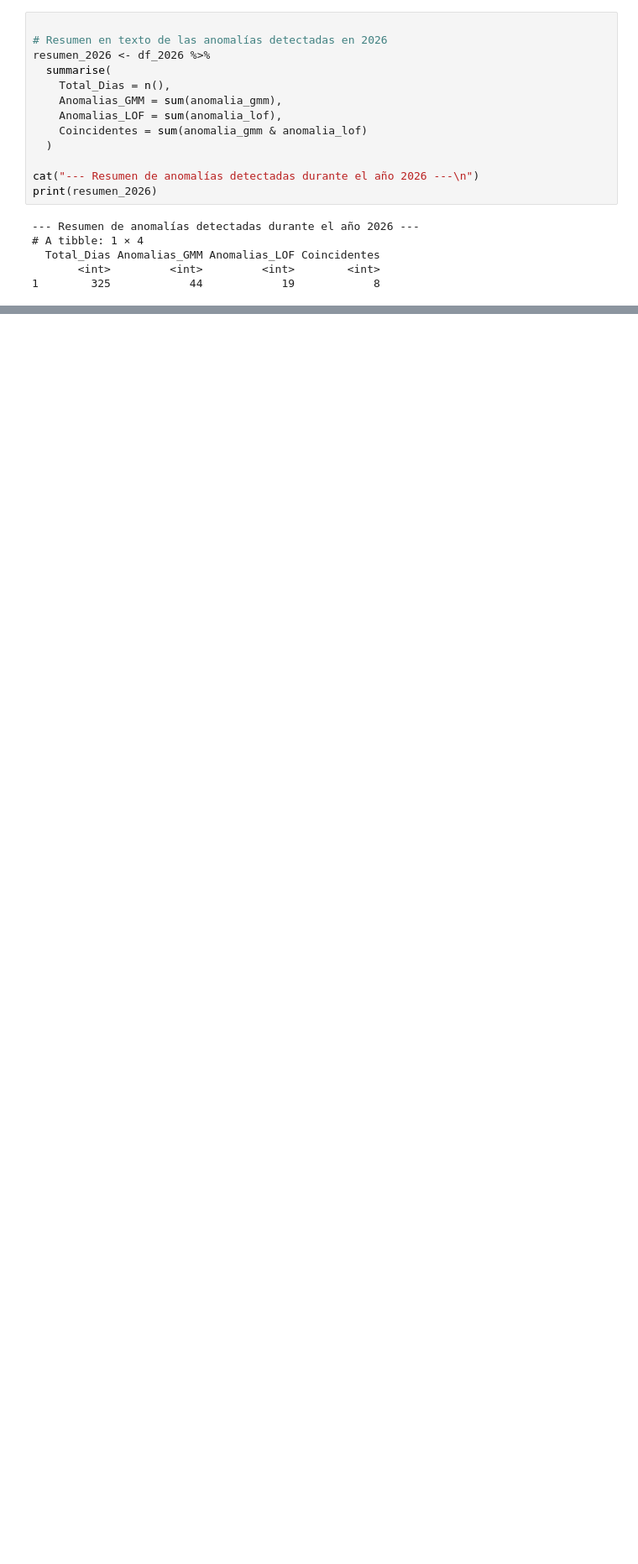
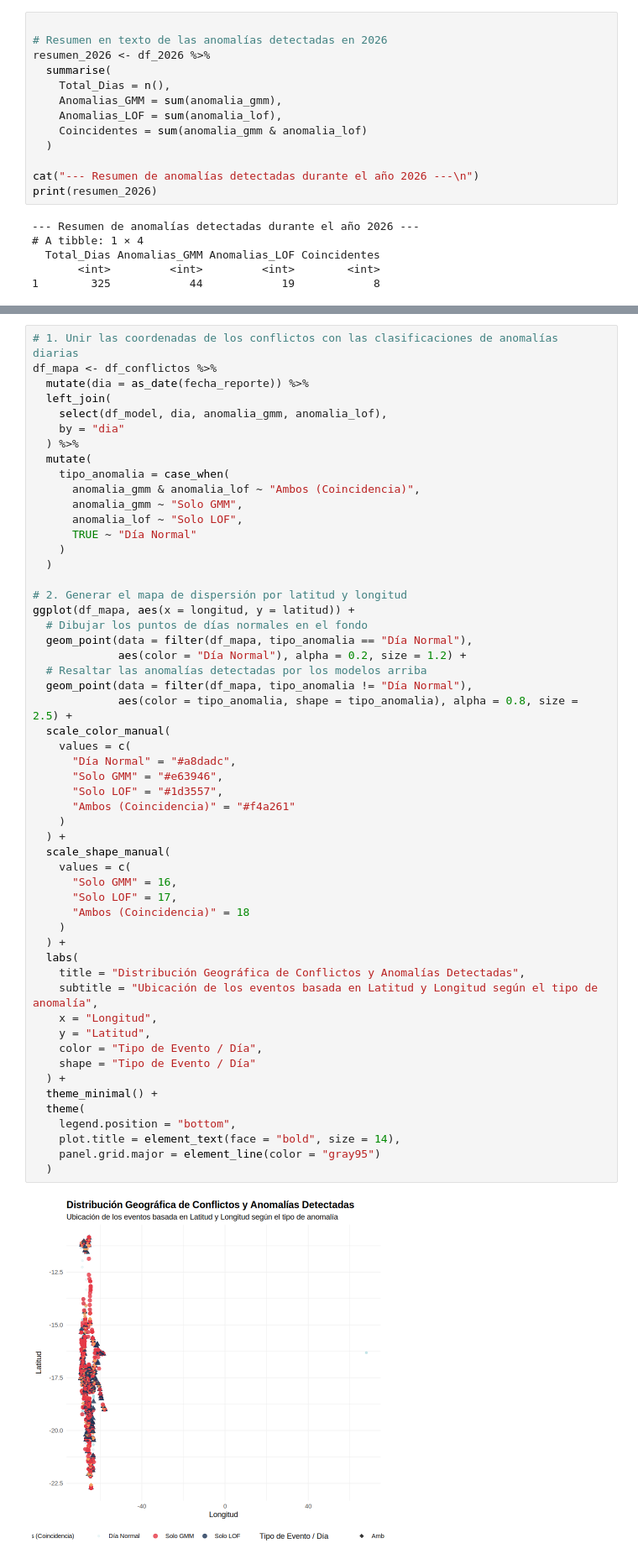
Before and after one commit to AleAsesino/mineriaDatosAnomaliasABCcarreteras, a Jupyter notebook: preprocesamientoABCV1.ipynb, the cells around one changed output, grey strips where cells are left out. Shown at 84% size. Cells and saved outputs as stored; diff of their text form; blank space fills up the shorter version.

```diff
--- a/preprocesamientoABCV1.ipynb
+++ b/preprocesamientoABCV1.ipynb
@@ -490,0 +577,56 @@ print(resumen_2026)
+# %%
+# 1. Unir las coordenadas de los conflictos con las clasificaciones de anomalías diarias
+df_mapa <- df_conflictos %>%
+  mutate(dia = as_date(fecha_reporte)) %>%
+  left_join(
+    select(df_model, dia, anomalia_gmm, anomalia_lof),
+    by = "dia"
+  ) %>%
+  mutate(
+    tipo_anomalia = case_when(
+      anomalia_gmm & anomalia_lof ~ "Ambos (Coincidencia)",
+      anomalia_gmm ~ "Solo GMM",
+      anomalia_lof ~ "Solo LOF",
+      TRUE ~ "Día Normal"
+    )
+  )
+
+# 2. Generar el mapa de dispersión por latitud y longitud
+ggplot(df_mapa, aes(x = longitud, y = latitud)) +
+  # Dibujar los puntos de días normales en el fondo
+  geom_point(data = filter(df_mapa, tipo_anomalia == "Día Normal"),
+             aes(color = "Día Normal"), alpha = 0.2, size = 1.2) +
+  # Resaltar las anomalías detectadas por los modelos arriba
+  geom_point(data = filter(df_mapa, tipo_anomalia != "Día Normal"),
+             aes(color = tipo_anomalia, shape = tipo_anomalia), alpha = 0.8, size = 2.5) +
+  scale_color_manual(
+    values = c(
+      "Día Normal" = "#a8dadc",
+      "Solo GMM" = "#e63946",
+      "Solo LOF" = "#1d3557",
+      "Ambos (Coincidencia)" = "#f4a261"
+    )
+  ) +
+  scale_shape_manual(
+    values = c(
+      "Solo GMM" = 16,
+      "Solo LOF" = 17,
+      "Ambos (Coincidencia)" = 18
+    )
+  ) +
+  labs(
+    title = "Distribución Geográfica de Conflictos y Anomalías Detectadas",
+    subtitle = "Ubicación de los eventos basada en Latitud y Longitud según el tipo de anomalía",
+    x = "Longitud",
+    y = "Latitud",
+    color = "Tipo de Evento / Día",
+    shape = "Tipo de Evento / Día"
+  ) +
+  theme_minimal() +
+  theme(
+    legend.position = "bottom",
+    plot.title = element_text(face = "bold", size = 14),
+    panel.grid.major = element_line(color = "gray95")
+  )
+# %% [output]
+[figure, added]
```
Also changed, not shown: parts of 6 cells of this notebook.
